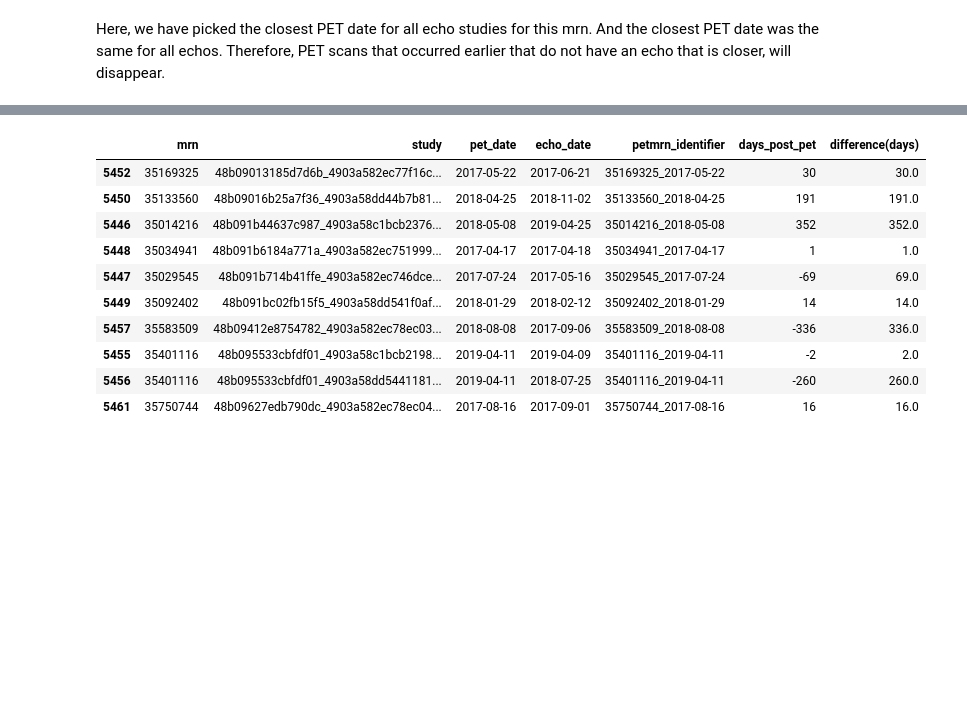
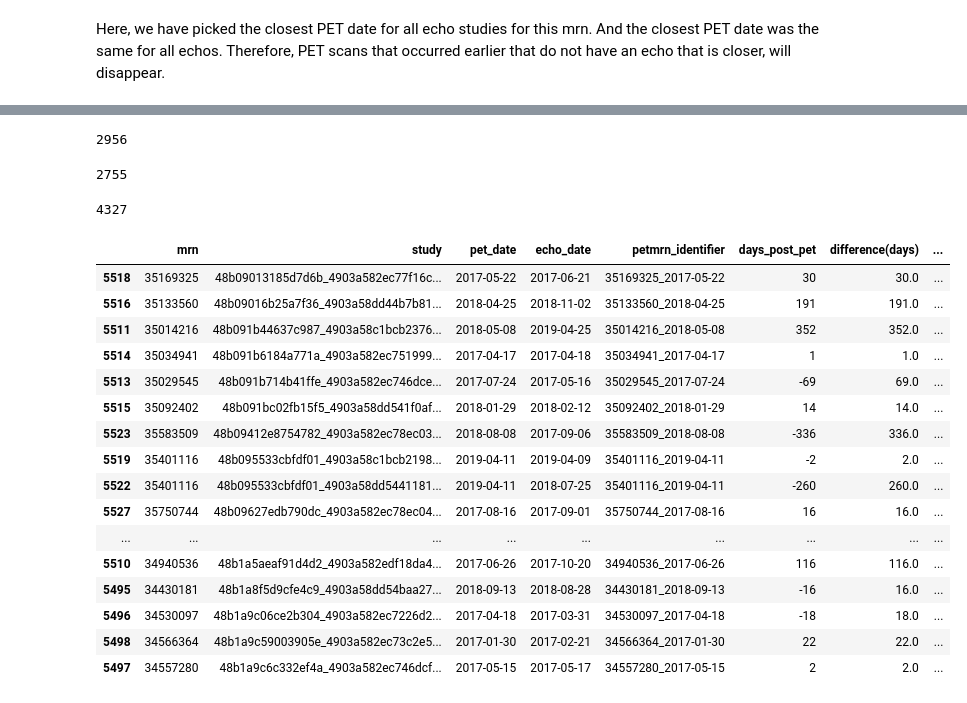
Before and after one commit to awerdich/werdich-cfr, a Jupyter notebook: notebooks/pet_echo_match_master.ipynb, the cells around one changed output, grey strips where cells are left out. Drawn from its saved outputs; the diff is of its cells as text; code cells hidden in the pictures; blank space fills up the shorter version.

```diff
--- a/notebooks/pet_echo_match_master.ipynb
+++ b/notebooks/pet_echo_match_master.ipynb
@@ -53,0 +67,2 @@ rdf.head()
+# %%
+m = r.merge(j, on=['mrn', 'pet_date', 'petmrn_identifier'], how='outer')
@@ -54,3 +79,4 @@ rdf.head()
 # %%
 # Join PET and PET-ECHO PAIRS tables
-pet_echo = rdf.merge(pet, on=['mrn', 'pet_date'], how='left')
+pet_echo = rdf.merge(pet, on=['mrn', 'pet_date', 'petmrn_identifier'], how='outer')
+pet_echo.head(2)
@@ -72,0 +127,6 @@ PET studies 3791
+# %%
+# We will continue with our list of pet_measurements, even if they are not on Rahul's list
+# Because we will find echo data from mrns on disk
+pet2 = pet_echo.loc[~pet_echo.pet_measurement.isnull()]
+print(f'mrn-pet_date pairs {len(pet2.petmrn_identifier.unique())}')
+pet2.head()
@@ -146,15 +225,3 @@ For this, we need a data frame that contains for a given MRN:
 - A date for each echo study
 - All pet reports for that patient
 - Date for each pet report
-# %%
-df = pet_study.copy()
-mrn=39835152
-df_mrn = df[df.mrn == mrn]
-echo_study_list = list(df_mrn.study.unique())
-study = echo_study_list[0]
-echo_study_date = df_mrn[df_mrn.study == study].echo_study_date.values[0]
-pet_dates = df_mrn[['petmrn_identifier', 'pet_date']].groupby('petmrn_identifier').first().reset_index(drop=False)
-pet_dates = df_mrn[['petmrn_identifier', 'pet_date']].groupby('petmrn_identifier').first().reset_index(drop=False)
-pet_dates = pet_dates.assign(days_post_pet=(echo_study_date-pet_dates.pet_date).dt.days)
-pet_dates = pet_dates.assign(days_abs = np.abs(pet_dates.days_post_pet))
-ser = pet_dates.loc[pet_dates.days_abs.idxmin()]
@@ -288,17 +322,35 @@ echo studies after 365 filter: 4143
+# %%
+len(pet_echo_matched_365.petmrn_identifier.unique())
+# %% [output]
+2956
+# %%
+len(pet_echo_matched_365.mrn.unique())
+# %% [output]
+2755
+# %%
+len(pet_echo_matched_365.study.unique())
+# %% [output]
+4327
 # %%
-pet_echo_matched_365.head(10)
+pet_echo_matched_365.head(20)
 # %% [output]
-|  | mrn | study | pet_date | echo_date | petmrn_identifier | days_post_pet | difference(days) |
-| 5452 | 35169325 | 48b09013185d7d6b_4903a582ec77f16c... | 2017-05-22 | 2017-06-21 | 35169325_2017-05-22 | 30 | 30.0 |
-| 5450 | 35133560 | 48b09016b25a7f36_4903a58dd44b7b81... | 2018-04-25 | 2018-11-02 | 35133560_2018-04-25 | 191 | 191.0 |
-| 5446 | 35014216 | 48b091b44637c987_4903a58c1bcb2376... | 2018-05-08 | 2019-04-25 | 35014216_2018-05-08 | 352 | 352.0 |
-| 5448 | 35034941 | 48b091b6184a771a_4903a582ec751999... | 2017-04-17 | 2017-04-18 | 35034941_2017-04-17 | 1 | 1.0 |
-| 5447 | 35029545 | 48b091b714b41ffe_4903a582ec746dce... | 2017-07-24 | 2017-05-16 | 35029545_2017-07-24 | -69 | 69.0 |
-| 5449 | 35092402 | 48b091bc02fb15f5_4903a58dd541f0af... | 2018-01-29 | 2018-02-12 | 35092402_2018-01-29 | 14 | 14.0 |
-| 5457 | 35583509 | 48b09412e8754782_4903a582ec78ec03... | 2018-08-08 | 2017-09-06 | 35583509_2018-08-08 | -336 | 336.0 |
-| 5455 | 35401116 | 48b095533cbfdf01_4903a58c1bcb2198... | 2019-04-11 | 2019-04-09 | 35401116_2019-04-11 | -2 | 2.0 |
-| 5456 | 35401116 | 48b095533cbfdf01_4903a58dd5441181... | 2019-04-11 | 2018-07-25 | 35401116_2019-04-11 | -260 | 260.0 |
-| 5461 | 35750744 | 48b09627edb790dc_4903a582ec78ec04... | 2017-08-16 | 2017-09-01 | 35750744_2017-08-16 | 16 | 16.0 |
+|  | mrn | study | pet_date | echo_date | petmrn_identifier | days_post_pet | difference(days) | ... |
+| 5518 | 35169325 | 48b09013185d7d6b_4903a582ec77f16c... | 2017-05-22 | 2017-06-21 | 35169325_2017-05-22 | 30 | 30.0 | ... |
+| 5516 | 35133560 | 48b09016b25a7f36_4903a58dd44b7b81... | 2018-04-25 | 2018-11-02 | 35133560_2018-04-25 | 191 | 191.0 | ... |
+| 5511 | 35014216 | 48b091b44637c987_4903a58c1bcb2376... | 2018-05-08 | 2019-04-25 | 35014216_2018-05-08 | 352 | 352.0 | ... |
+| 5514 | 35034941 | 48b091b6184a771a_4903a582ec751999... | 2017-04-17 | 2017-04-18 | 35034941_2017-04-17 | 1 | 1.0 | ... |
+| 5513 | 35029545 | 48b091b714b41ffe_4903a582ec746dce... | 2017-07-24 | 2017-05-16 | 35029545_2017-07-24 | -69 | 69.0 | ... |
+| 5515 | 35092402 | 48b091bc02fb15f5_4903a58dd541f0af... | 2018-01-29 | 2018-02-12 | 35092402_2018-01-29 | 14 | 14.0 | ... |
+| 5523 | 35583509 | 48b09412e8754782_4903a582ec78ec03... | 2018-08-08 | 2017-09-06 | 35583509_2018-08-08 | -336 | 336.0 | ... |
+| 5519 | 35401116 | 48b095533cbfdf01_4903a58c1bcb2198... | 2019-04-11 | 2019-04-09 | 35401116_2019-04-11 | -2 | 2.0 | ... |
+| 5522 | 35401116 | 48b095533cbfdf01_4903a58dd5441181... | 2019-04-11 | 2018-07-25 | 35401116_2019-04-11 | -260 | 260.0 | ... |
+| 5527 | 35750744 | 48b09627edb790dc_4903a582ec78ec04... | 2017-08-16 | 2017-09-01 | 35750744_2017-08-16 | 16 | 16.0 | ... |
+| ... | ... | ... | ... | ... | ... | ... | ... | ... |
+| 5510 | 34940536 | 48b1a5aeaf91d4d2_4903a582edf18da4... | 2017-06-26 | 2017-10-20 | 34940536_2017-06-26 | 116 | 116.0 | ... |
+| 5495 | 34430181 | 48b1a8f5d9cfe4c9_4903a58dd54baa27... | 2018-09-13 | 2018-08-28 | 34430181_2018-09-13 | -16 | 16.0 | ... |
+| 5496 | 34530097 | 48b1a9c06ce2b304_4903a582ec7226d2... | 2017-04-18 | 2017-03-31 | 34530097_2017-04-18 | -18 | 18.0 | ... |
+| 5498 | 34566364 | 48b1a9c59003905e_4903a582ec73c2e5... | 2017-01-30 | 2017-02-21 | 34566364_2017-01-30 | 22 | 22.0 | ... |
+| 5497 | 34557280 | 48b1a9c6c332ef4a_4903a582ec746dcf... | 2017-05-15 | 2017-05-17 | 34557280_2017-05-15 | 2 | 2.0 | ... |
 # %%
 # We can now save the data frame with the echo studies and the matched CFR measurements
 match_filename = 'pet_match365_diff_'+cfr_meta_date+'.parquet'
```
Also changed, not shown: parts of 26 cells of this notebook, 5 other files.
